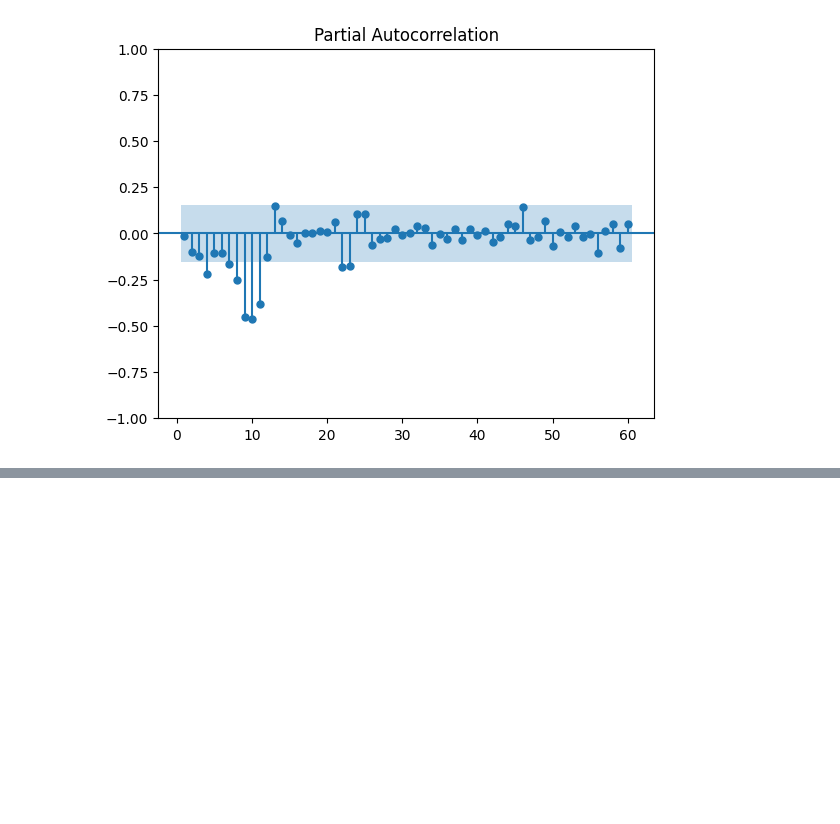
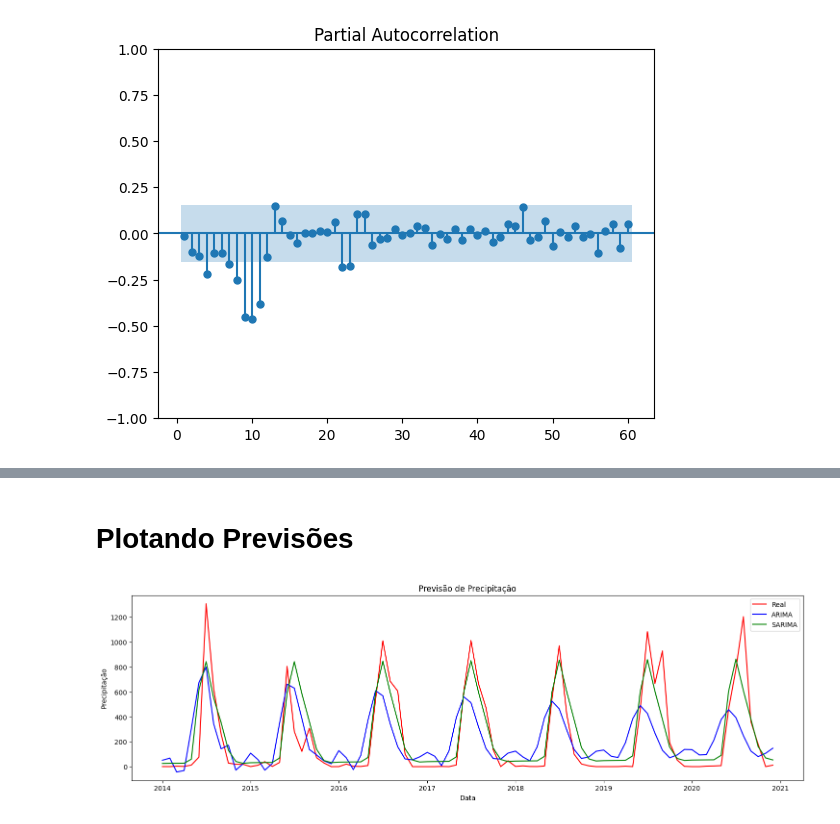
Before and after one commit to MGRB-CESAR-School/series_temporais, a Jupyter notebook: notebooks/atividades/atv01.ipynb, the cells around one changed output, grey strips where cells are left out. Cells and saved outputs as stored; diff of their text form; code cells hidden in the pictures; blank space fills up the shorter version.

```diff
--- a/notebooks/atividades/atv01.ipynb
+++ b/notebooks/atividades/atv01.ipynb
@@ -380,0 +387,4 @@ plot_pacf(data_train_diff["precipitation"], lags=60, zero=False)
+# %%
+arima_model = ARIMA(data_train, order=(12,2,0))
+arima_fit = arima_model.fit()
+forecast_arima = arima_fit.forecast(steps=len(data_test))
@@ -380,0 +395,4 @@ plot_pacf(data_train_diff["precipitation"], lags=60, zero=False)
+# %%
+sarimax_model = SARIMAX(data_train, order=(1,1,1), seasonal_order=(1,1,1,12))
+sarimax_fit = sarimax_model.fit()
+forecast_sarimax = sarimax_fit.forecast(steps=len(data_test))
@@ -380,0 +427,14 @@ plot_pacf(data_train_diff["precipitation"], lags=60, zero=False)
+# %% [markdown]
+# Plotando Previsões
+# %%
+plt.figure(figsize=(18, 5))
+plt.title("Previsão de Precipitação")
+plt.plot(data_test, label="Real", color='red')
+plt.plot(data_test.index, forecast_arima, label="ARIMA", color='blue')
+plt.plot(data_test.index, forecast_sarimax, label="SARIMA", color='green')
+plt.xlabel("Data")
+plt.ylabel("Precipitação")
+plt.legend()
+plt.show()
+# %% [output]
+[figure, added]
```
Also changed, not shown: parts of 11 cells of this notebook, 1 other file.
